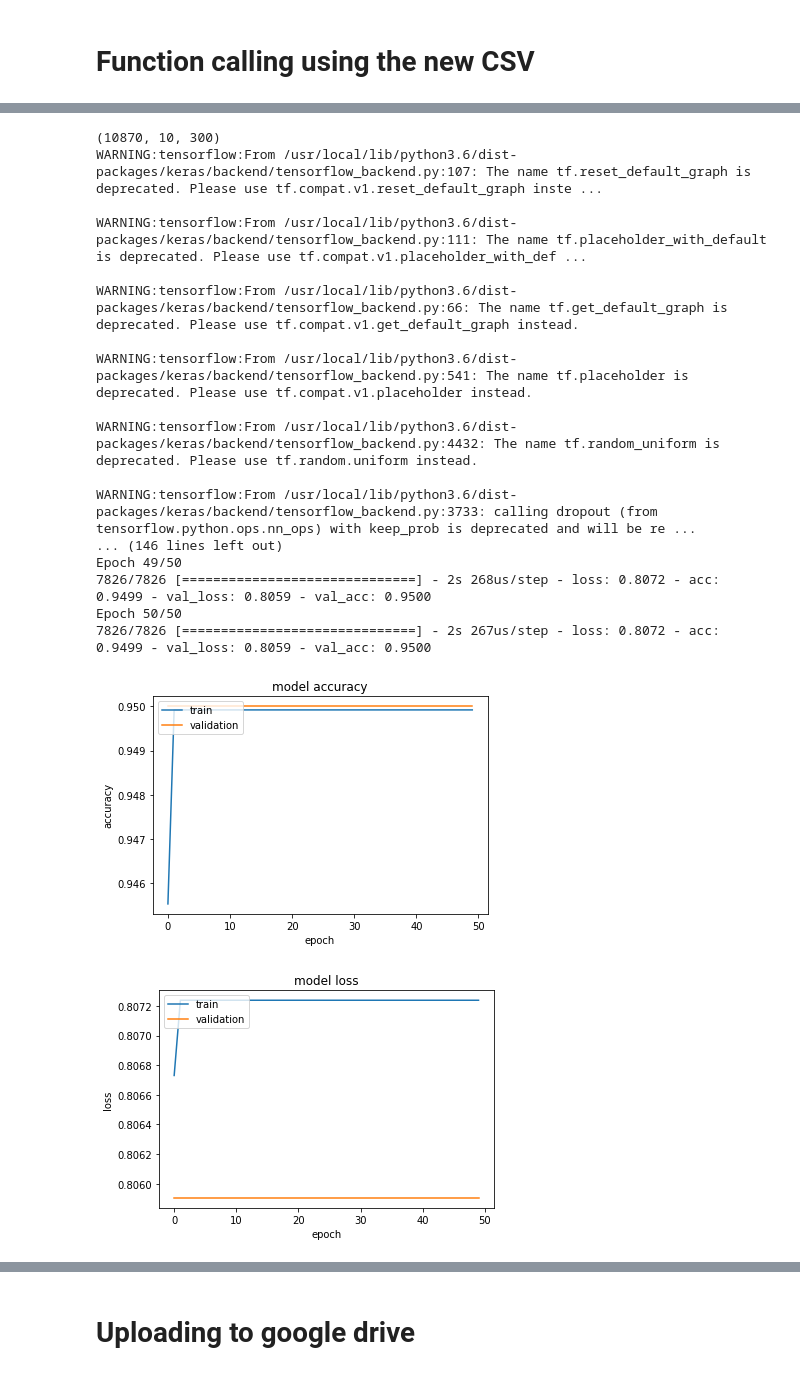
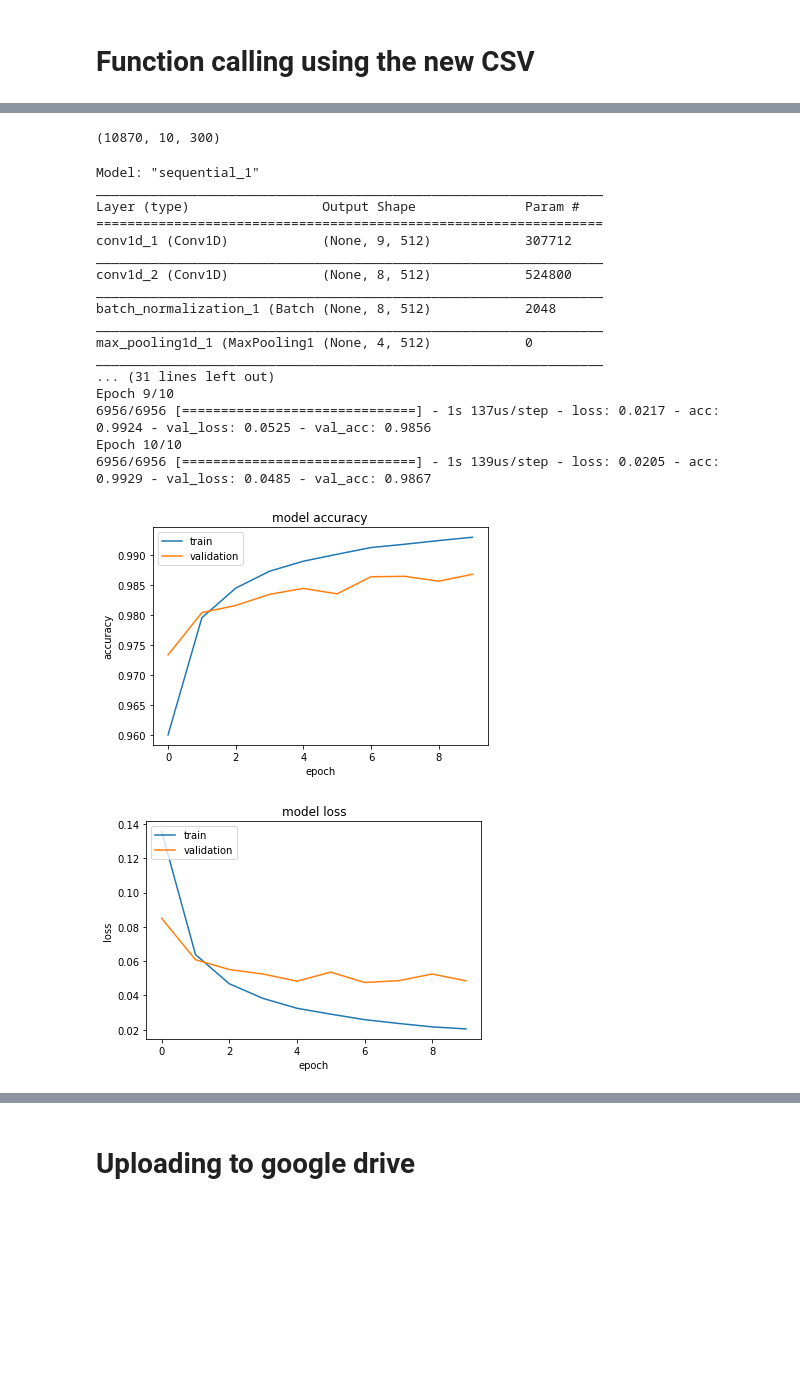
Before and after one commit to Maioy97/jobtitle-to-jobFunctions-api, a Jupyter notebook: job_function_from_job_title_model.ipynb, the cells around one changed output, grey strips where cells are left out. Cells and saved outputs as stored; diff of their text form; code cells hidden in the pictures; blank space fills up the shorter version.

Commit message:
model now works,api edits but it's still not fully tested

```diff
--- a/job_function_from_job_title_model.ipynb
+++ b/job_function_from_job_title_model.ipynb
@@ -27,11 +27,10 @@ f_ = drive.CreateFile({'id': "1TM5UKcf-YZVkxa29ZDaR8w_BqK3gsg75"})
 fname = "wiki-news-300d-1M-subword.vec.zip"
 f_.GetContentFile(fname)
 
+#in case you need to download multiple files from drive to colab
 
-#in case you need to download multiple files from drive to colab
-'''
 file_list = drive.ListFile(
-    {'q': "'1kEMBmMLxO64LOd6jTUlgwiMqVbV2gBkE' in parents"}).GetList()
+    {'q': "'1naB_1sDhfr0YzClRoaYQLQWu5xFo1H-s' in parents"}).GetList()
 
 for f in file_list:
   # 3. Create & download by id.
@@ -41,5 +40,4 @@ for f in file_list:
   f_ = drive.CreateFile({'id': f['id']})
   print( f['id'])
   f_.GetContentFile(fname)
-'''
 # %% [output]
@@ -430,37 +439,48 @@ TypeError: ignored
+# %%
+from numpy import load
+#X = load("X.npy")
+#Y = load("Y.npy")
+#print(X[9900])
+print(X.shape)
+#print(Y[9900])
+#Y = Y.reshape ((len(Y), 38))
+#print(Y[9900])
+# %% [output]
+(10870, 10, 300)
 # %%
 from sklearn.model_selection import train_test_split
 from numpy import save
 from numpy import load
 
-X = load("X.npy")
-Y = load("Y.npy")
-print(X.shape)
-Y = Y.reshape ((len(Y), 38))
+#X = load("X.npy")
+#Y = load("Y.npy")
+#print(X.shape)
+#Y = Y.reshape ((len(Y), 38))
 
 X_train , X_test , Y_train , Y_test = train_test_split(X,Y , test_size = 0.2)
-embed_dict.clear()
+
 model = create_model()
 Model_History = train_model(model , X_train , Y_train)
 plot_model_history(Model_History)
 # %% [output]
-(10870, 10, 300)
-WARNING:tensorflow:From /usr/local/lib/python3.6/dist-packages/keras/backend/tensorflow_backend.py:107: The name tf.reset_default_graph is deprecated. Please use tf.compat.v1.reset_default_graph inste ...
-
-WARNING:tensorflow:From /usr/local/lib/python3.6/dist-packages/keras/backend/tensorflow_backend.py:111: The name tf.placeholder_with_default is deprecated. Please use tf.compat.v1.placeholder_with_def ...
-
-WARNING:tensorflow:From /usr/local/lib/python3.6/dist-packages/keras/backend/tensorflow_backend.py:66: The name tf.get_default_graph is deprecated. Please use tf.compat.v1.get_default_graph instead.
-
-WARNING:tensorflow:From /usr/local/lib/python3.6/dist-packages/keras/backend/tensorflow_backend.py:541: The name tf.placeholder is deprecated. Please use tf.compat.v1.placeholder instead.
-
-WARNING:tensorflow:From /usr/local/lib/python3.6/dist-packages/keras/backend/tensorflow_backend.py:4432: The name tf.random_uniform is deprecated. Please use tf.random.uniform instead.
-
-WARNING:tensorflow:From /usr/local/lib/python3.6/dist-packages/keras/backend/tensorflow_backend.py:3733: calling dropout (from tensorflow.python.ops.nn_ops) with keep_prob is deprecated and will be re ...
-... (146 lines left out)
-Epoch 49/50
-7826/7826 [==============================] - 2s 268us/step - loss: 0.8072 - acc: 0.9499 - val_loss: 0.8059 - val_acc: 0.9500
-Epoch 50/50
-7826/7826 [==============================] - 2s 267us/step - loss: 0.8072 - acc: 0.9499 - val_loss: 0.8059 - val_acc: 0.9500
+Model: "sequential_1"
+_________________________________________________________________
+Layer (type)                 Output Shape              Param #
+=================================================================
+conv1d_1 (Conv1D)            (None, 9, 512)            307712
+_________________________________________________________________
+conv1d_2 (Conv1D)            (None, 8, 512)            524800
+_________________________________________________________________
+batch_normalization_1 (Batch (None, 8, 512)            2048
+_________________________________________________________________
+max_pooling1d_1 (MaxPooling1 (None, 4, 512)            0
+_________________________________________________________________
+... (31 lines left out)
+Epoch 9/10
+6956/6956 [==============================] - 1s 137us/step - loss: 0.0217 - acc: 0.9924 - val_loss: 0.0525 - val_acc: 0.9856
+Epoch 10/10
+6956/6956 [==============================] - 1s 139us/step - loss: 0.0205 - acc: 0.9929 - val_loss: 0.0485 - val_acc: 0.9867
-[figure, old version]
+[figure, new version]
-[figure, old version]
+[figure, new version]
 # %%
 if model is None:
```
Also changed, not shown: parts of 6 cells of this notebook, 1 other file.
